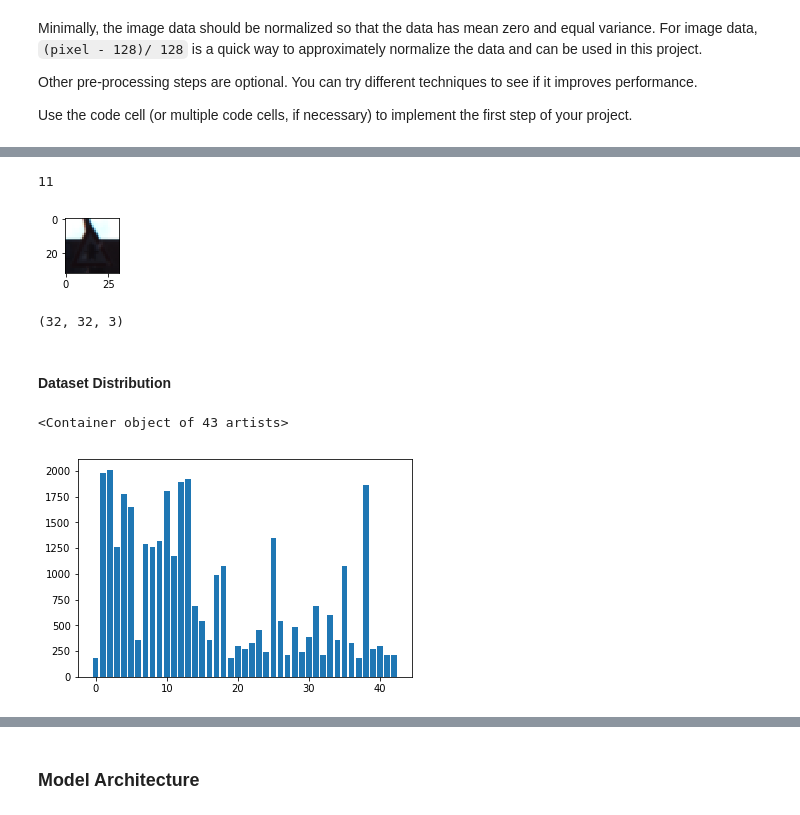
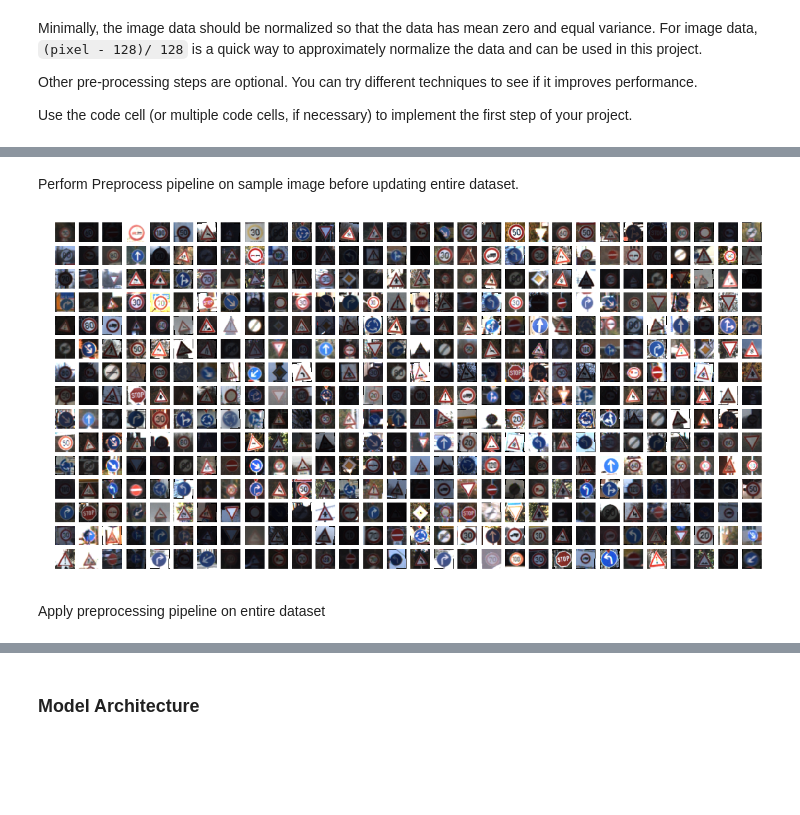
Before and after one commit to jinay1991/CarND-Traffic-Sign-Classifier-Project, a Jupyter notebook: Traffic_Sign_Classifier.ipynb, the cells around one changed output, grey strips where cells are left out. Drawn from its saved outputs; the diff is of its cells as text; code cells hidden in the pictures; blank space fills up the shorter version.

```diff
--- a/Traffic_Sign_Classifier.ipynb
+++ b/Traffic_Sign_Classifier.ipynb
@@ -188,36 +341,51 @@ Use the code cell (or multiple code cells, if necessary) to implement the first
 # %%
-import cv2
-import numpy as np
-np.random.seed(123)
-
-def contrast(img):
+def auto_contrast(img):
+    '''
+    Adjust contrast for the image automatically
+    '''
     # CLAHE (Contrast Limited Adaptive Histogram Equalization)
-    clahe = cv2.createCLAHE(clipLimit=3., tileGridSize=(8,8))
+    clahe = cv2.createCLAHE(clipLimit=3., tileGridSize=(8, 8))
 
     lab = cv2.cvtColor(img, cv2.COLOR_RGB2LAB)  # convert from BGR to LAB color space
     l, a, b = cv2.split(lab)  # split on 3 different channels
 
     l2 = clahe.apply(l)  # apply CLAHE to the L-channel
 
-    lab = cv2.merge((l2,a,b))  # merge channels
+    lab = cv2.merge((l2, a, b))  # merge channels
     img2 = cv2.cvtColor(lab, cv2.COLOR_LAB2RGB)  # convert from LAB to RGB
     return img2
 
-index = random.randint(0, len(X_train))
-image = X_train[index].squeeze()
 
-plt.figure(figsize=(1,1))
-plt.imshow(image)
-print(y_train[index])
+def auto_brightness(image):
+    '''
+    Adjust brightness for the image automatically
+    '''
+    image1 = cv2.cvtColor(image, cv2.COLOR_RGB2HSV)
+    image1 = np.array(image1, dtype=np.float64)
+    random_bright = .5 + np.random.uniform()
+    image1[:, :, 2] = image1[:, :, 2] * random_bright
+    image1[:, :, 2][image1[:, :, 2] > 255] = 255
+    image1 = np.array(image1, dtype=np.uint8)
+    image1 = cv2.cvtColor(image1, cv2.COLOR_HSV2RGB)
+    return image1
 
-def prepro(image):
-    cImg = contrast(image)
-    yuv = cv2.cvtColor(cImg, cv2.COLOR_RGB2YUV)
-    Y, U, V = cv2.split(yuv)
-    Y = cv2.equalizeHist(Y)
-    # yuv = cv2.merge([Y, U, V])
+def convert_grayscale(image):
+    YCrCb = cv2.cvtColor(image, cv2.COLOR_RGB2YCrCb)
+    return np.expand_dims(YCrCb[:,:,0], axis = 2)
 
-    return np.expand_dims(Y, axis=2)
+def normalize(image):
+    return np.divide(np.subtract(image, 128.0), 128.0)
+
+def resize(image):
+    return cv2.resize(image, (32, 32))
-# %% [output]
-11
-[figure, removed]
+# %% [markdown]
+Perform Preprocess pipeline on sample image before updating entire dataset.
+# %%
+np.random.seed(1234)
+
+#PLOT 50 RANDOM IMAGES from training set
+show_images(X_train, len(X_train), len(X_train),
+            images_per_row = 30, images_per_col = 15,
+            H = 20, W = 10)
+# %% [output]
+[figure, added]
@@ -224 +400,3 @@ def prepro(image):
+# %% [markdown]
+Apply preprocessing pipeline on entire dataset
 # %%
@@ -228,4 +406,0 @@ def prepro(image):
-# %%
-print(X_train[0].shape)
-# %% [output]
-(32, 32, 3)
@@ -251,11 +406,0 @@ def preprocess(tensor):
-# %% [markdown]
-#### Dataset Distribution
-# %%
-labels = np.zeros((1, 43))
-for m in y_train:
-    labels[0][int(m)] += 1
-
-plt.bar(np.arange(43), labels[0])
-# %% [output]
-<Container object of 43 artists>
-[figure, removed]
```
Also changed, not shown: parts of 60 cells of this notebook, 7 other files.
